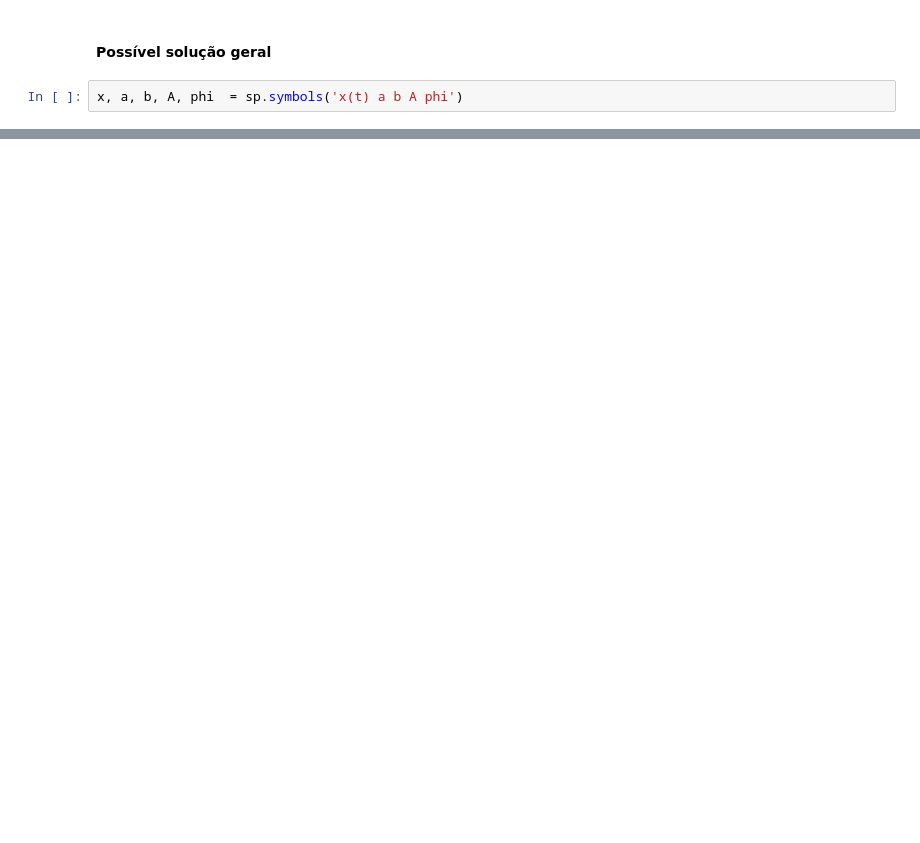
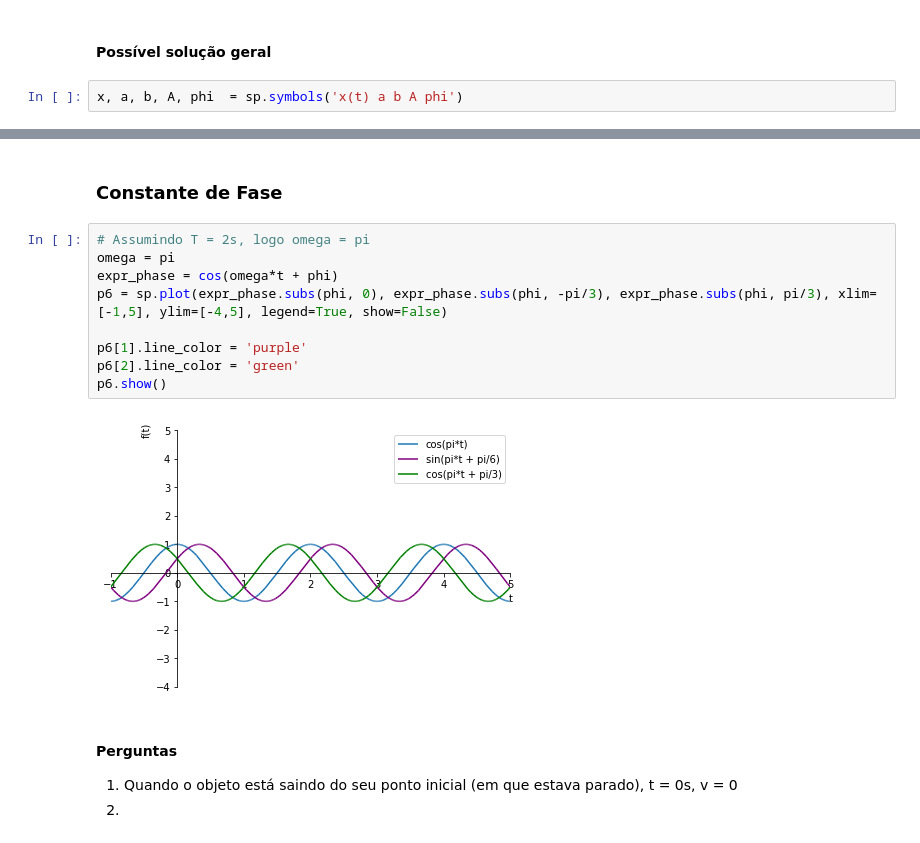
Before and after one commit to thiagorbernardo/UTFPR-Physics-2-FI72M, a Jupyter notebook: notebooks/1.MHS.ipynb, the cells around one changed output, grey strips where cells are left out. Drawn from its saved outputs; the diff is of its cells as text; blank space fills up the shorter version.

```diff
--- a/notebooks/1.MHS.ipynb
+++ b/notebooks/1.MHS.ipynb
@@ -241,0 +276,17 @@ expr3
+# %% [markdown]
+### Constante de Fase
+# %%
+# Assumindo T = 2s, logo omega = pi
+omega = pi
+expr_phase = cos(omega*t + phi)
+p6 = sp.plot(expr_phase.subs(phi, 0), expr_phase.subs(phi, -pi/3), expr_phase.subs(phi, pi/3), xlim=[-1,5], ylim=[-4,5], legend=True, show=False)
+
+p6[1].line_color = 'purple'
+p6[2].line_color = 'green'
+p6.show()
+# %% [output]
+[figure, added]
+# %% [markdown]
+#### Perguntas
+1. Quando o objeto está saindo do seu ponto inicial (em que estava parado), t = 0s, v = 0
+2.
```
Also changed, not shown: parts of 31 cells of this notebook.
